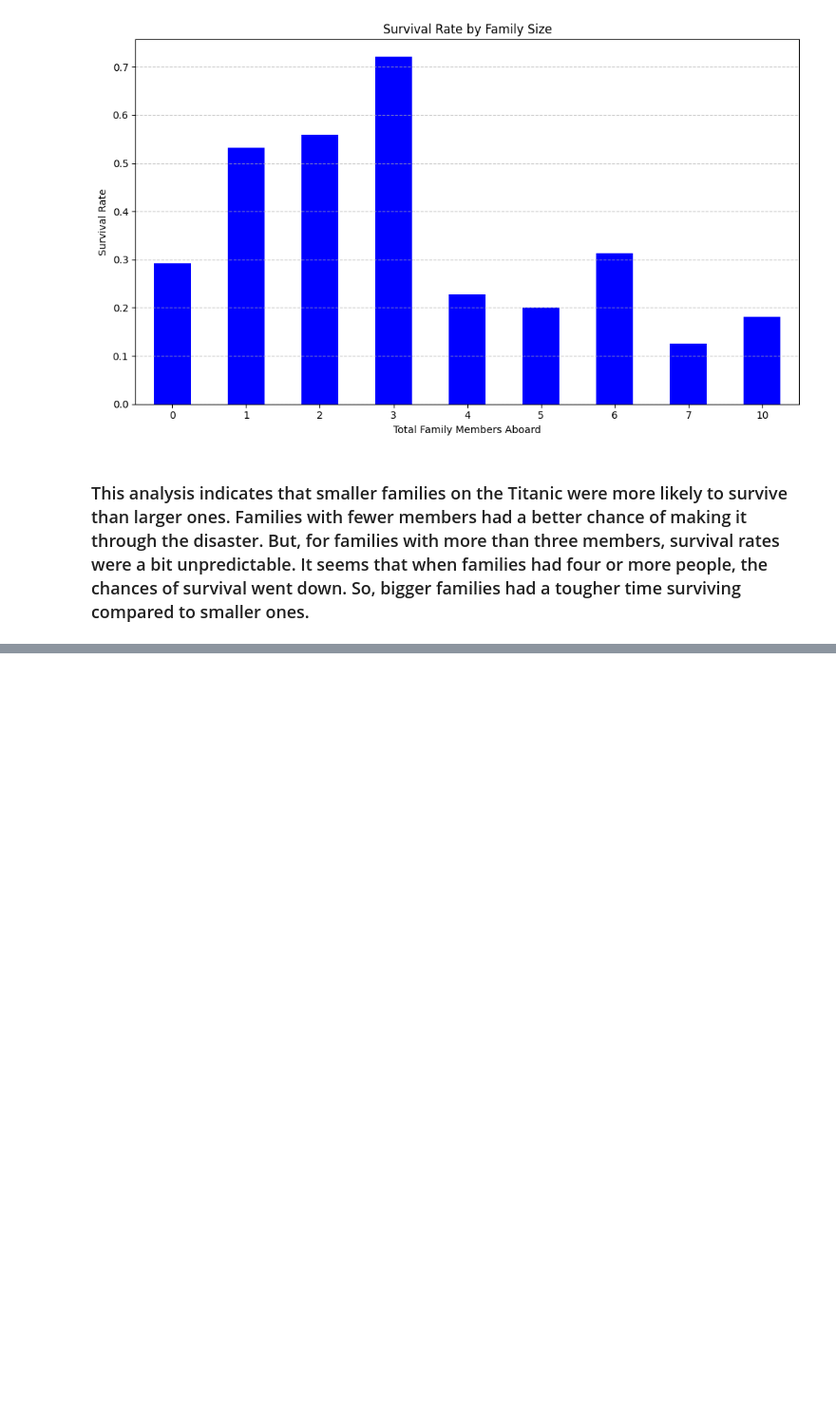
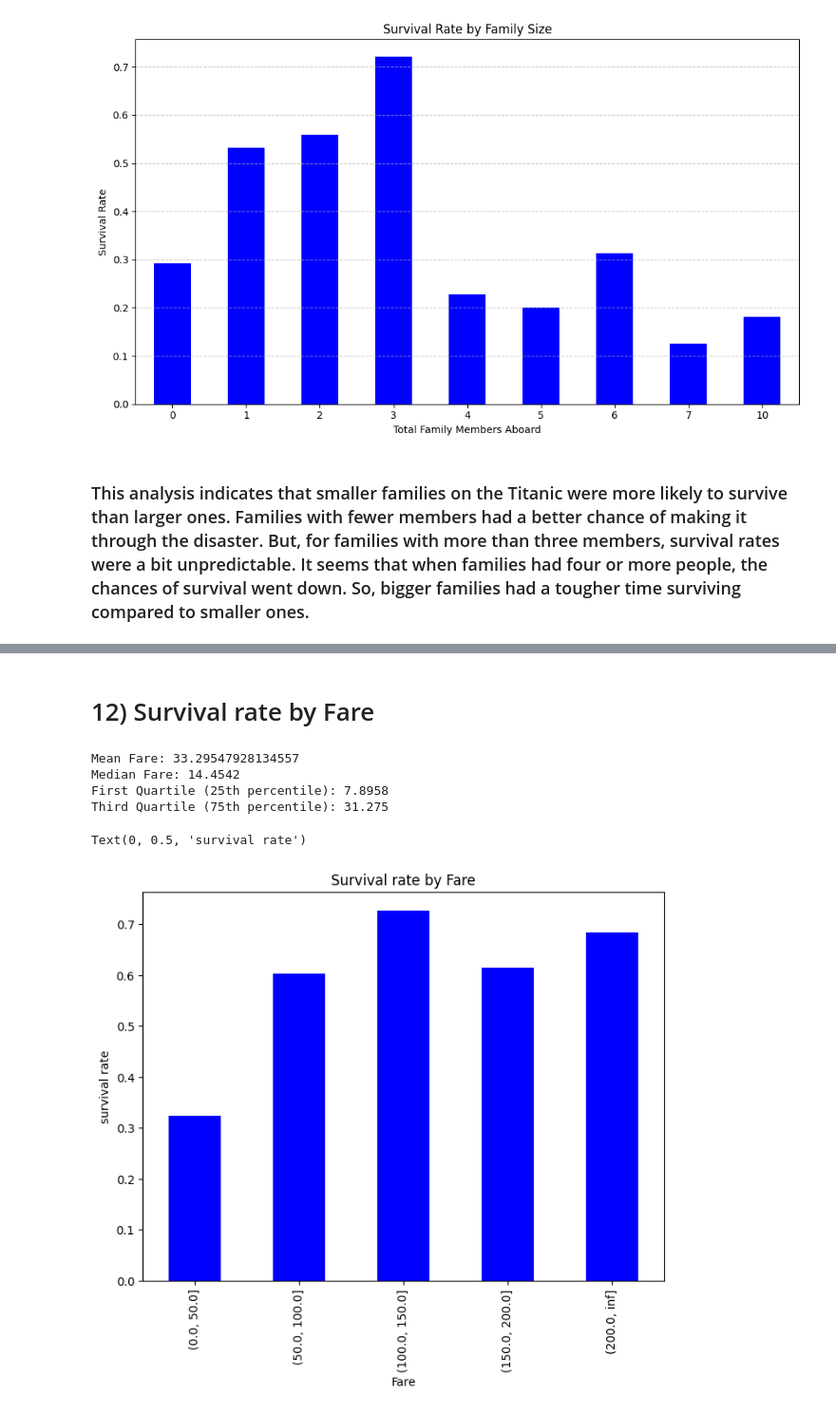
Before and after one commit to bilaalmunir/PRODIGY-DS-02, a Jupyter notebook: Prodigy-ds-02.ipynb, the cells around one changed output, grey strips where cells are left out. Shown at 95% size. Drawn from its saved outputs; the diff is of its cells as text; code cells hidden in the pictures; blank space fills up the shorter version.

```diff
--- a/Prodigy-ds-02.ipynb
+++ b/Prodigy-ds-02.ipynb
@@ -468,0 +492,30 @@ Name: Survived, dtype: float64
+# %% [markdown]
+# 12) Survival rate by Fare
+# %%
+mean_fare = titanic_new['Fare'].mean()
+median_fare = titanic_new['Fare'].median()
+first_quartile = titanic_new['Fare'].quantile(0.25)
+third_quartile = titanic_new['Fare'].quantile(0.75)
+
+# Print the summary statistics
+print("Mean Fare:", mean_fare)
+print("Median Fare:", median_fare)
+print("First Quartile (25th percentile):", first_quartile)
+print("Third Quartile (75th percentile):", third_quartile)
+# %% [output]
+Mean Fare: 33.29547928134557
+Median Fare: 14.4542
+First Quartile (25th percentile): 7.8958
+Third Quartile (75th percentile): 31.275
+# %%
+fare_bins = pd.cut(titanic_new['Fare'] ,bins=[0, 50, 100, 150, 200, float('inf')])
+survival_by_fare = titanic_new.groupby(fare_bins)['Survived'].mean()
+survival_by_fare
+plt.figure(figsize=(8,6))
+survival_by_fare.plot(kind='bar', color='Blue')
+plt.title('Survival rate by Fare')
+plt.xlabel('Fare')
+plt.ylabel('survival rate')
+# %% [output]
+Text(0, 0.5, 'survival rate')
+[figure, added]
```
Also changed, not shown: parts of 7 cells of this notebook.
